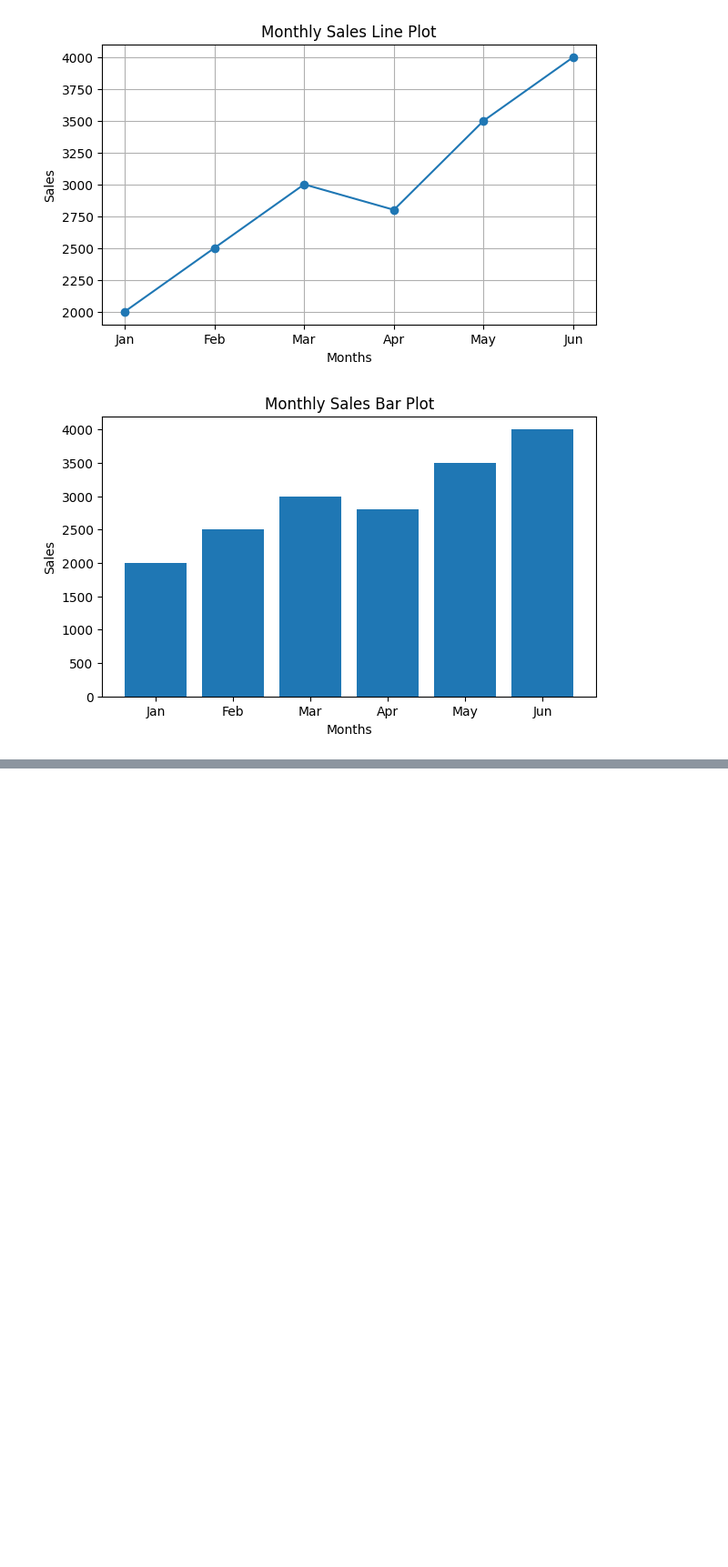
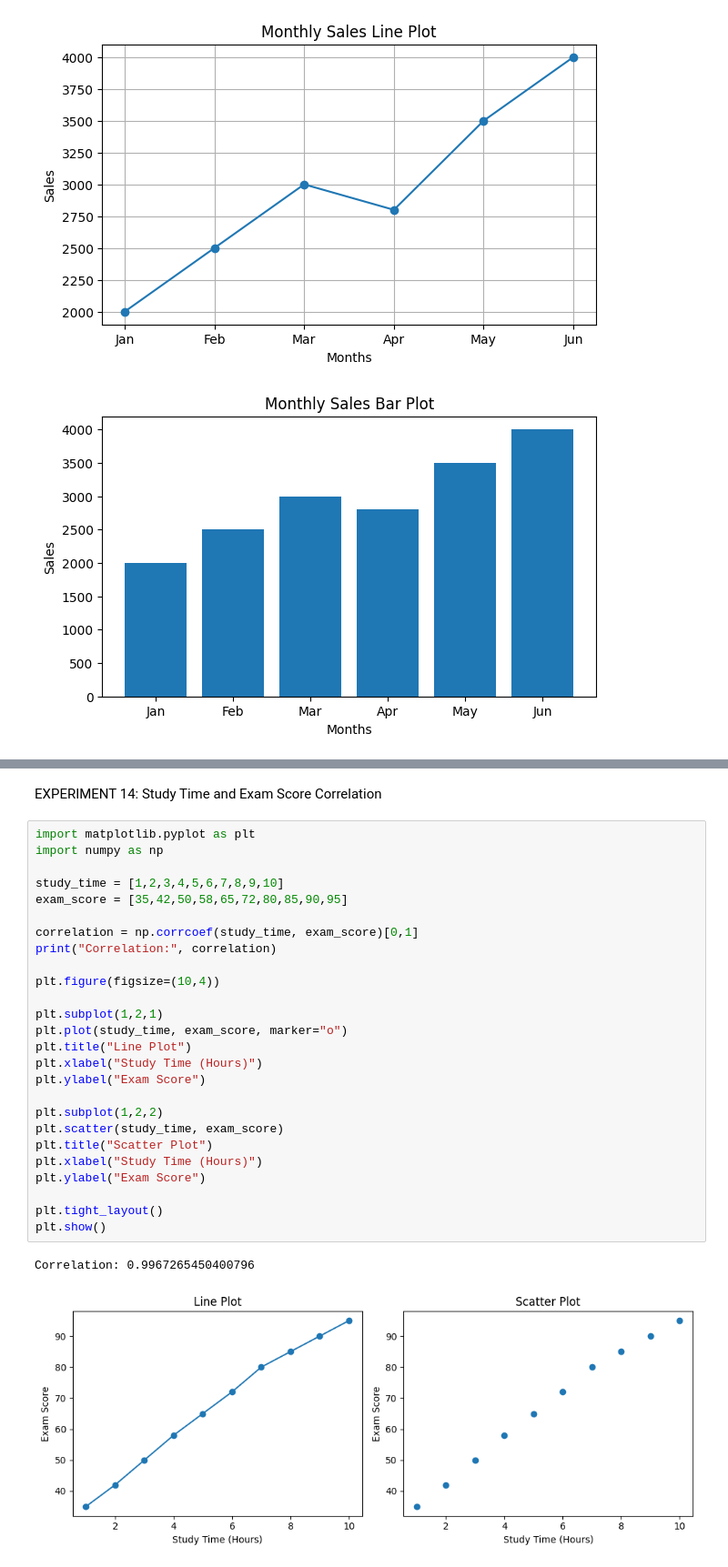
Before and after one commit to shaikshahid07/FoDS, a Jupyter notebook: FDS_10.ipynb, the cells around one changed output, grey strips where cells are left out. Shown at 91% size. Drawn from its saved outputs; the diff is of its cells as text; blank space fills up the shorter version.

```diff
--- a/FDS_10.ipynb
+++ b/FDS_10.ipynb
@@ -318,0 +394,31 @@ plt.show()
+# %% [markdown]
+EXPERIMENT 14: Study Time and Exam Score Correlation
+# %%
+import matplotlib.pyplot as plt
+import numpy as np
+
+study_time = [1,2,3,4,5,6,7,8,9,10]
+exam_score = [35,42,50,58,65,72,80,85,90,95]
+
+correlation = np.corrcoef(study_time, exam_score)[0,1]
+print("Correlation:", correlation)
+
+plt.figure(figsize=(10,4))
+
+plt.subplot(1,2,1)
+plt.plot(study_time, exam_score, marker="o")
+plt.title("Line Plot")
+plt.xlabel("Study Time (Hours)")
+plt.ylabel("Exam Score")
+
+plt.subplot(1,2,2)
+plt.scatter(study_time, exam_score)
+plt.title("Scatter Plot")
+plt.xlabel("Study Time (Hours)")
+plt.ylabel("Exam Score")
+
+plt.tight_layout()
+plt.show()
+# %% [output]
+Correlation: 0.9967265450400796
+[figure, added]
```
Also changed, not shown: parts of 37 cells of this notebook.
